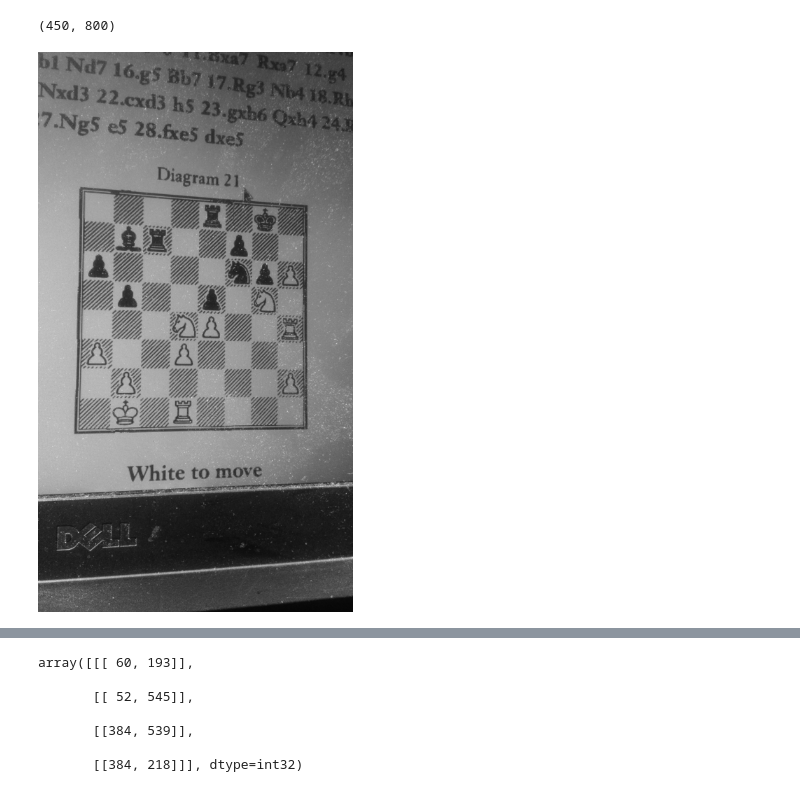
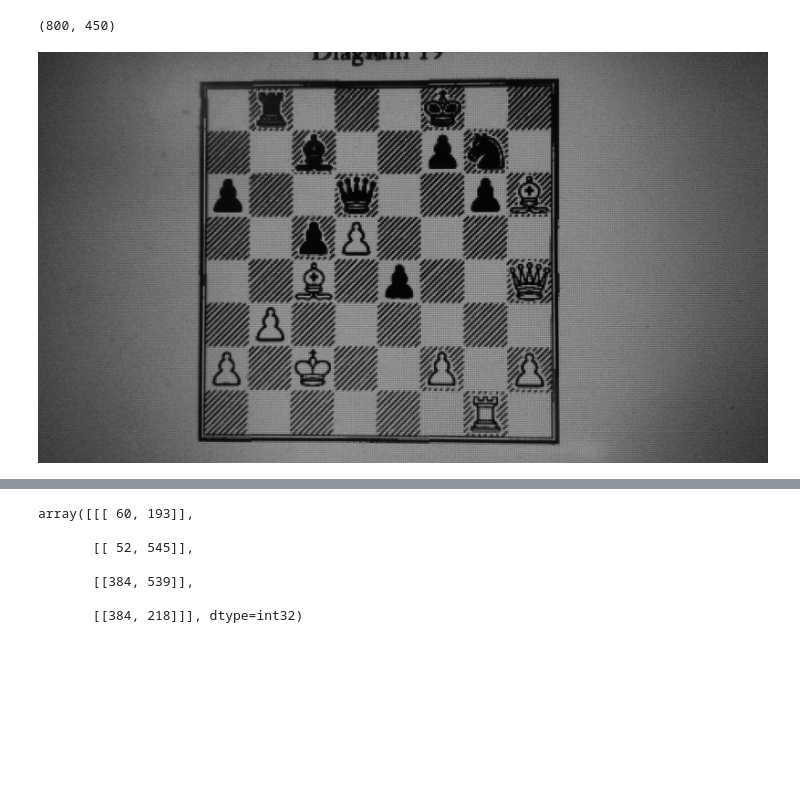
Before and after one commit to hi-ogawa/chess-ocr, a Jupyter notebook: detect_board.ipynb, the cells around one changed output, grey strips where cells are left out. Cells and saved outputs as stored; diff of their text form; code cells hidden in the pictures; blank space fills up the shorter version.

```diff
--- a/detect_board.ipynb
+++ b/detect_board.ipynb
@@ -5,15 +5,15 @@ import numpy as np
 # %%
 #
 # Original image
 #
-filename = 'data/example/ex004.jpg'
+filename = 'data/example/ex006.jpg'
 image = Image.open(filename).convert('L')
 image.thumbnail([800, 800])
 print(image.size)
 image
 # %% [output]
-(450, 800)
+(800, 450)
-[figure, old version]
+[figure, new version]
 # %%
 #
 # Edge detection
```
Also changed, not shown: parts of 8 cells of this notebook, 7 other files.
